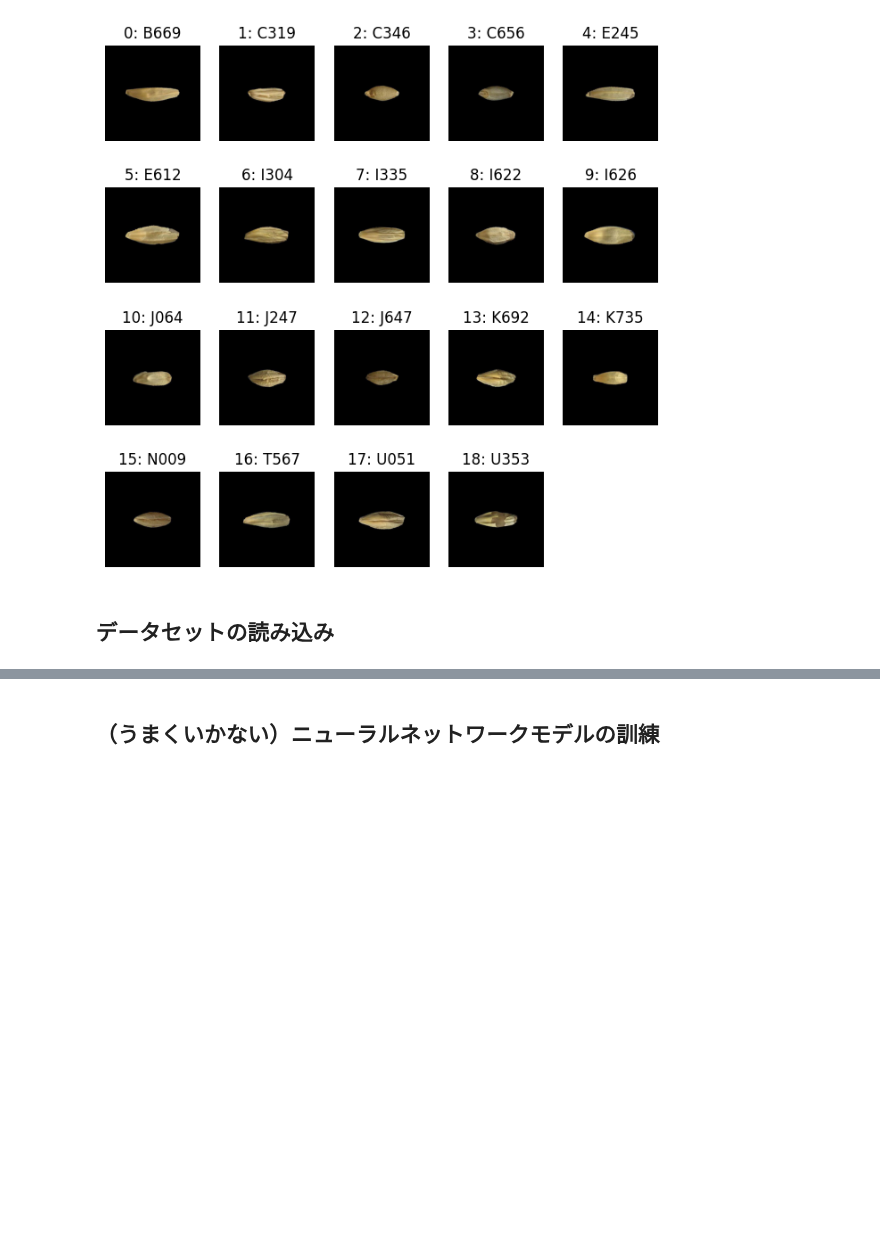
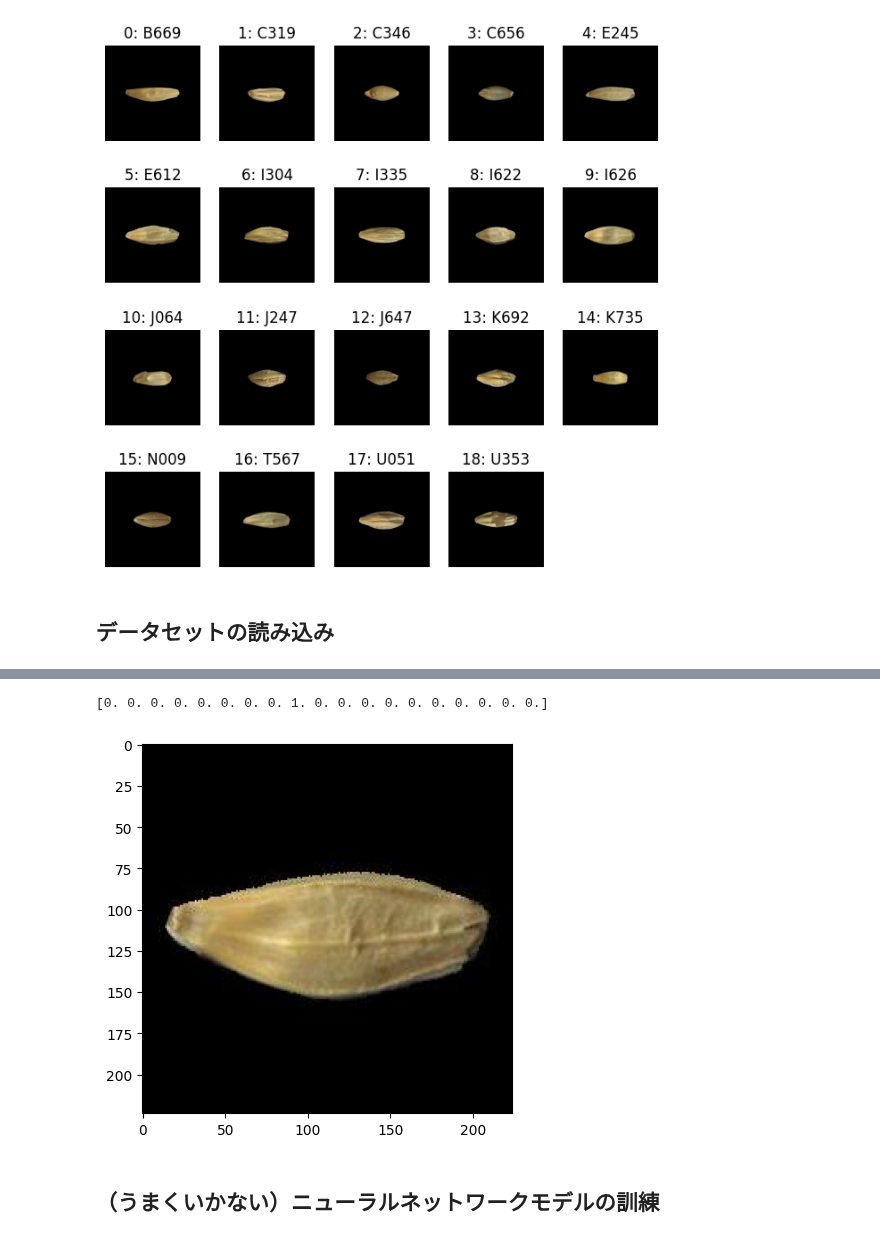
Before and after one commit to phytometrics/plant_phenotyping_python, a Jupyter notebook: notebooks/barley_seed_classification.ipynb, the cells around one changed output, grey strips where cells are left out. Drawn from its saved outputs; the diff is of its cells as text; code cells hidden in the pictures; blank space fills up the shorter version.

```diff
--- a/notebooks/barley_seed_classification.ipynb
+++ b/notebooks/barley_seed_classification.ipynb
@@ -155,3 +169,9 @@ print(x_test.shape, y_test.shape)
+# %%
+plt.imshow(x_train[0])
+print(y_train[0])
+# %% [output]
+[0. 0. 0. 0. 0. 0. 0. 0. 1. 0. 0. 0. 0. 0. 0. 0. 0. 0. 0.]
+[figure, added]
 # %% [markdown]
 ## （うまくいかない）ニューラルネットワークモデルの訓練
 # %%
```
Also changed, not shown: parts of 18 cells of this notebook.
